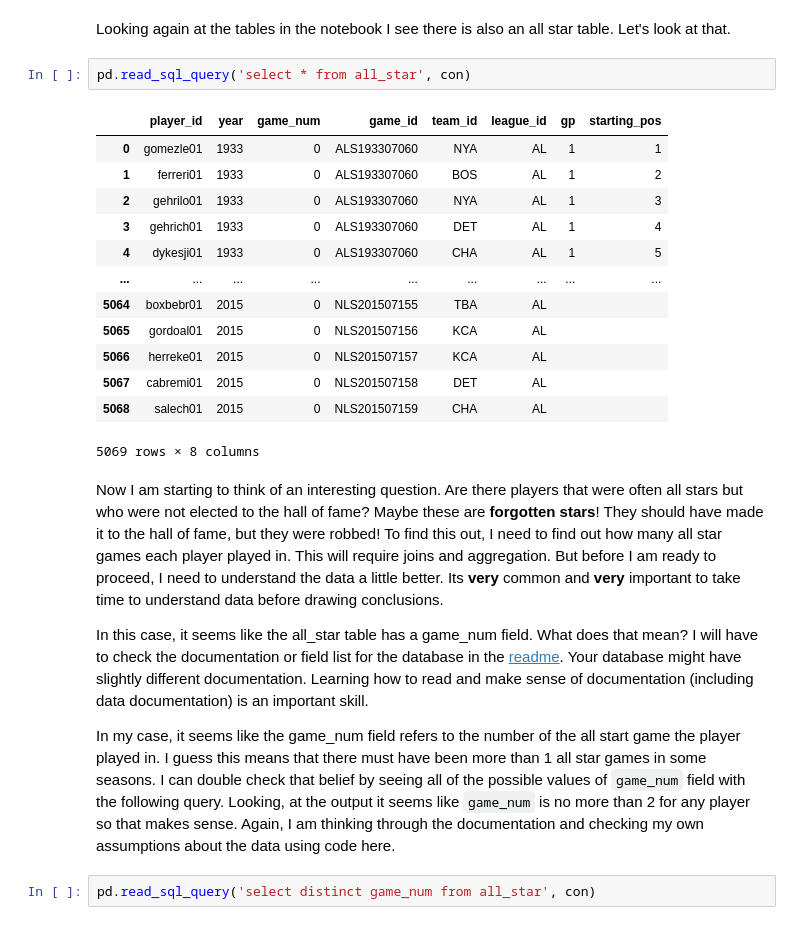
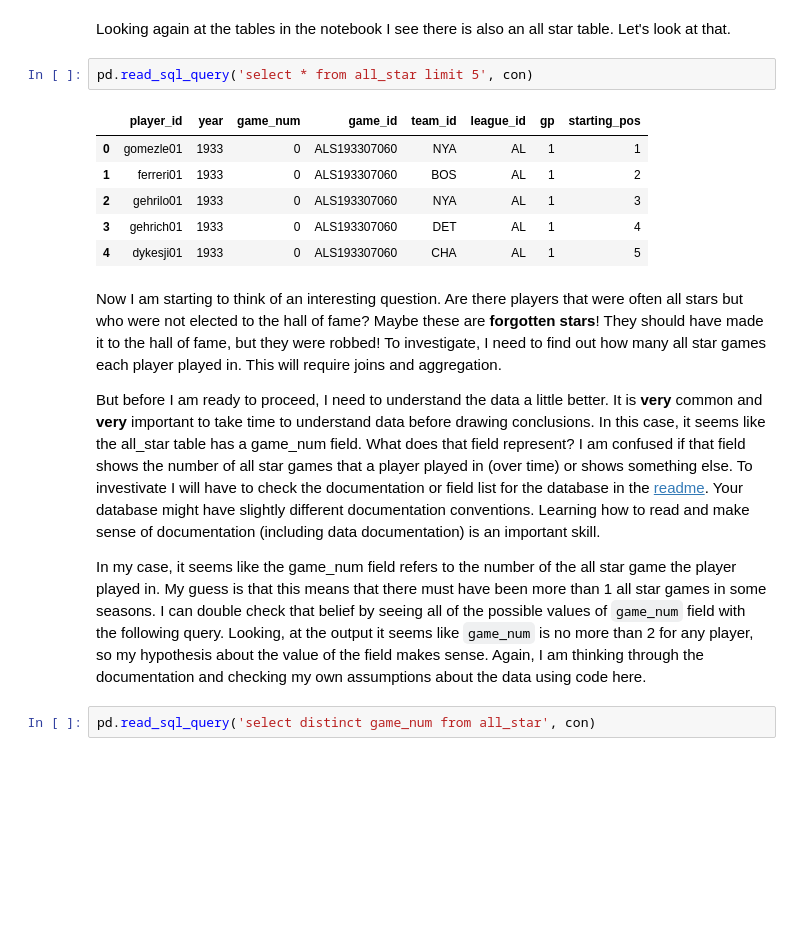
Before and after one commit to AbeHandler/everything, a Jupyter notebook: teaching/3401fall2020/week5/Module-4.2-Relational_data_applications.ipynb, the cells around one changed output. Drawn from its saved outputs; the diff is of its cells as text; blank space fills up the shorter version.

```diff
--- a/teaching/3401fall2020/week5/Module-4.2-Relational_data_applications.ipynb
+++ b/teaching/3401fall2020/week5/Module-4.2-Relational_data_applications.ipynb
@@ -72,27 +72,20 @@ pd.read_sql_query('select * from player limit 5', con)
 # %% [markdown]
 Looking again at the tables in the notebook I see there is also an all star table. Let's look at that.
 # %%
-pd.read_sql_query('select * from all_star', con)
+pd.read_sql_query('select * from all_star limit 5', con)
 # %% [output]
 |  | player_id | year | game_num | game_id | team_id | league_id | gp | starting_pos |
 | 0 | gomezle01 | 1933 | 0 | ALS193307060 | NYA | AL | 1 | 1 |
 | 1 | ferreri01 | 1933 | 0 | ALS193307060 | BOS | AL | 1 | 2 |
 | 2 | gehrilo01 | 1933 | 0 | ALS193307060 | NYA | AL | 1 | 3 |
 | 3 | gehrich01 | 1933 | 0 | ALS193307060 | DET | AL | 1 | 4 |
 | 4 | dykesji01 | 1933 | 0 | ALS193307060 | CHA | AL | 1 | 5 |
-| ... | ... | ... | ... | ... | ... | ... | ... | ... |
-| 5064 | boxbebr01 | 2015 | 0 | NLS201507155 | TBA | AL |  |  |
-| 5065 | gordoal01 | 2015 | 0 | NLS201507156 | KCA | AL |  |  |
-| 5066 | herreke01 | 2015 | 0 | NLS201507157 | KCA | AL |  |  |
-| 5067 | cabremi01 | 2015 | 0 | NLS201507158 | DET | AL |  |  |
-| 5068 | salech01 | 2015 | 0 | NLS201507159 | CHA | AL |  |  |
-5069 rows × 8 columns
 # %% [markdown]
-Now I am starting to think of an interesting question. Are there players that were often all stars but who were not elected to the hall of fame? Maybe these are **forgotten stars**! They should have made it to the hall of fame, but they were robbed! To find this out, I need to find out how many all star games each player played in. This will require joins and aggregation. But before I am ready to proceed, I need to understand the data a little better. Its **very** common and **very** important to take time to understand data before drawing conclusions.
+Now I am starting to think of an interesting question. Are there players that were often all stars but who were not elected to the hall of fame? Maybe these are **forgotten stars**! They should have made it to the hall of fame, but they were robbed! To investigate, I need to find out how many all star games each player played in. This will require joins and aggregation.
 
-In this case, it seems like the all_star table has a game_num field. What does that mean? I will have to check the documentation or field list for the database in the [readme](https://www.kaggle.com/seanlahman/the-history-of-baseball). Your database might have slightly different documentation. Learning how to read and make sense of documentation (including data documentation) is an important skill.
+But before I am ready to proceed, I need to understand the data a little better. It is **very** common and **very** important to take time to understand data before drawing conclusions. In this case, it seems like the all_star table has a game_num field. What does that field represent? I am confused if that field shows the number of all star games that a player played in (over time) or shows something else. To investivate I will have to check the documentation or field list for the database in the [readme](https://www.kaggle.com/seanlahman/the-history-of-baseball). Your database might have slightly different documentation conventions. Learning how to read and make sense of documentation (including data documentation) is an important skill.
 
-In my case, it seems like the game_num field refers to the number of the all start game the player played in. I guess this means that there must have been more than 1 all star games in some seasons. I can double check that belief by seeing all of the possible values of `game_num` field with the following query. Looking, at the output it seems like `game_num` is no more than 2 for any player so that makes sense. Again, I am thinking through the documentation and checking my own assumptions about the data using code here.
+In my case, it seems like the game_num field refers to the number of the all star game the player played in. My guess is that this means that there must have been more than 1 all star games in some seasons. I can double check that belief by seeing all of the possible values of `game_num` field with the following query. Looking, at the output it seems like `game_num` is no more than 2 for any player, so my hypothesis about the value of the field makes sense. Again, I am thinking through the documentation and checking my own assumptions about the data using code here.
 # %%
 pd.read_sql_query('select distinct game_num from all_star', con)
 # %% [output]
```
Also changed, not shown: parts of 21 cells of this notebook.
